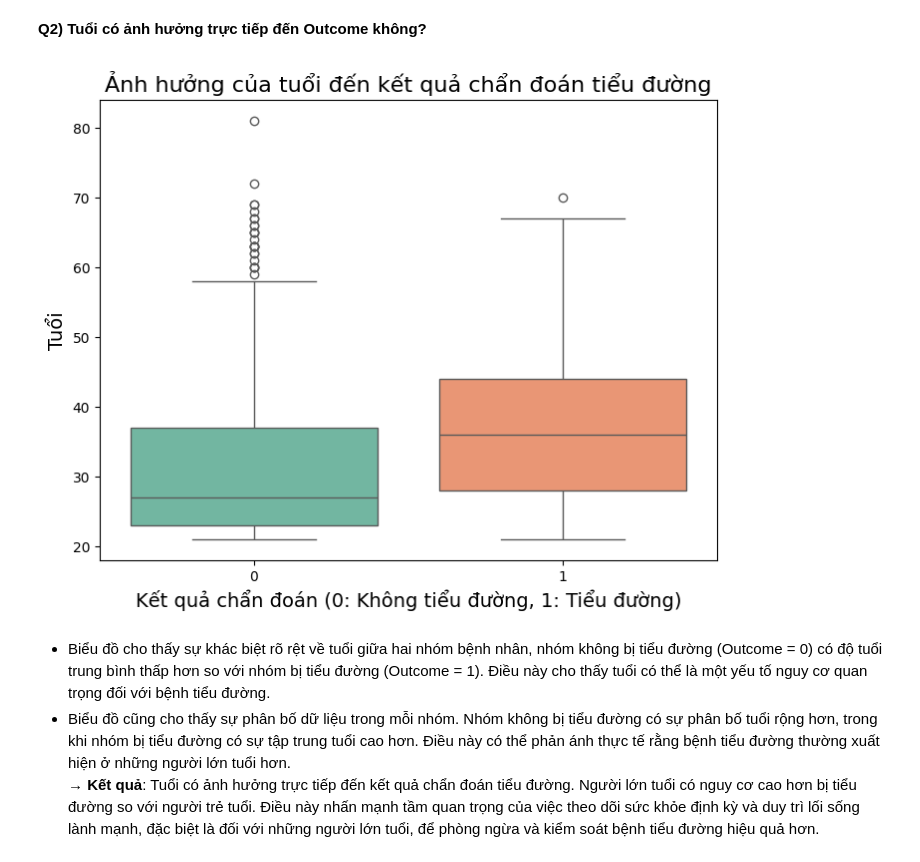
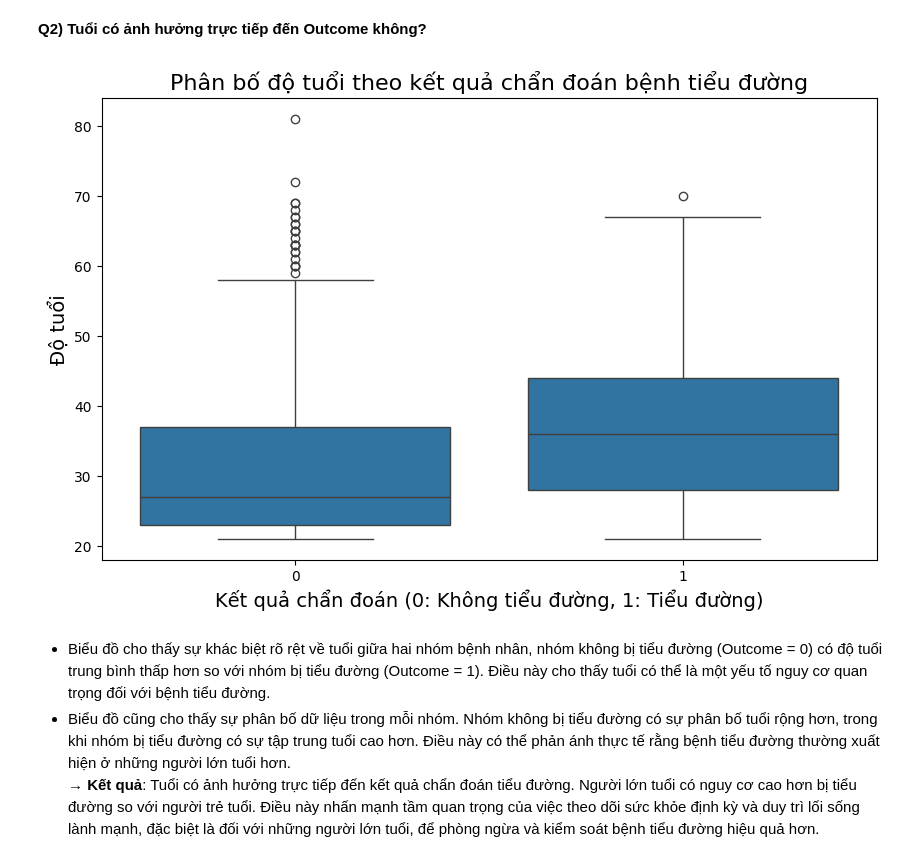
Before and after one commit to Mint0511/PTDL-25-26, a Jupyter notebook: code_ngan_(1-2).ipynb, the cells around one changed output. Saved outputs shown, nothing was run; the diff lists cells and outputs as text; code cells hidden in the pictures.

```diff
--- a/code_ngan_(1-2).ipynb
+++ b/code_ngan_(1-2).ipynb
@@ -506,14 +505,15 @@ plt.show()
 **Q2) Tuổi có ảnh hưởng trực tiếp đến Outcome không?**
 # %%
 # Boxplot thể hiện sự phân bố tuổi của bệnh nhân dựa trên kết quả chẩn đoán tiểu đường (Outcome).
-plt.figure(figsize=(8, 6))
-sns.boxplot(x='Outcome', y='Age', data=df1, palette='Set2', hue='Outcome', legend=False)
-plt.title('Ảnh hưởng của tuổi đến kết quả chẩn đoán tiểu đường', fontsize=16)
+plt.figure(figsize=(10,6))
+sns.boxplot(x='Outcome', y='Age', data=df1)
+# tiếng việt
+plt.title('Phân bố độ tuổi theo kết quả chẩn đoán bệnh tiểu đường', fontsize=16)
 plt.xlabel('Kết quả chẩn đoán (0: Không tiểu đường, 1: Tiểu đường)', fontsize=14)
-plt.ylabel('Tuổi', fontsize=14)
+plt.ylabel('Độ tuổi', fontsize=14)
 plt.show()
 # %% [output]
-[figure, old version]
+[figure, new version]
 # %% [markdown]
 - Biểu đồ cho thấy sự khác biệt rõ rệt về tuổi giữa hai nhóm bệnh nhân, nhóm không bị tiểu đường (Outcome = 0) có độ tuổi trung bình thấp hơn so với nhóm bị tiểu đường (Outcome = 1). Điều này cho thấy tuổi có thể là một yếu tố nguy cơ quan trọng đối với bệnh tiểu đường.
 - Biểu đồ cũng cho thấy sự phân bố dữ liệu trong mỗi nhóm. Nhóm không bị tiểu đường có sự phân bố tuổi rộng hơn, trong khi nhóm bị tiểu đường có sự tập trung tuổi cao hơn. Điều này có thể phản ánh thực tế rằng bệnh tiểu đường thường xuất hiện ở những người lớn tuổi hơn.
```
Also changed, not shown: parts of 8 cells of this notebook.
